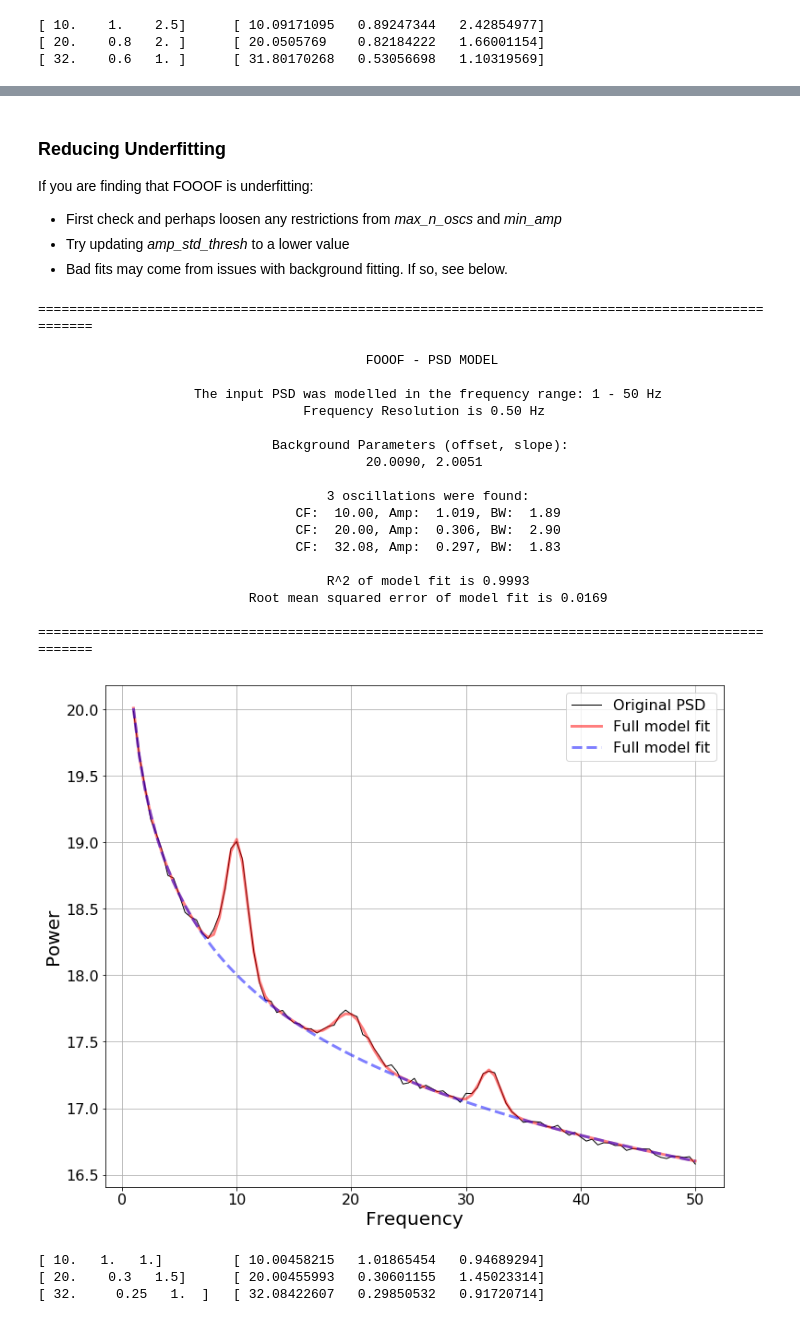
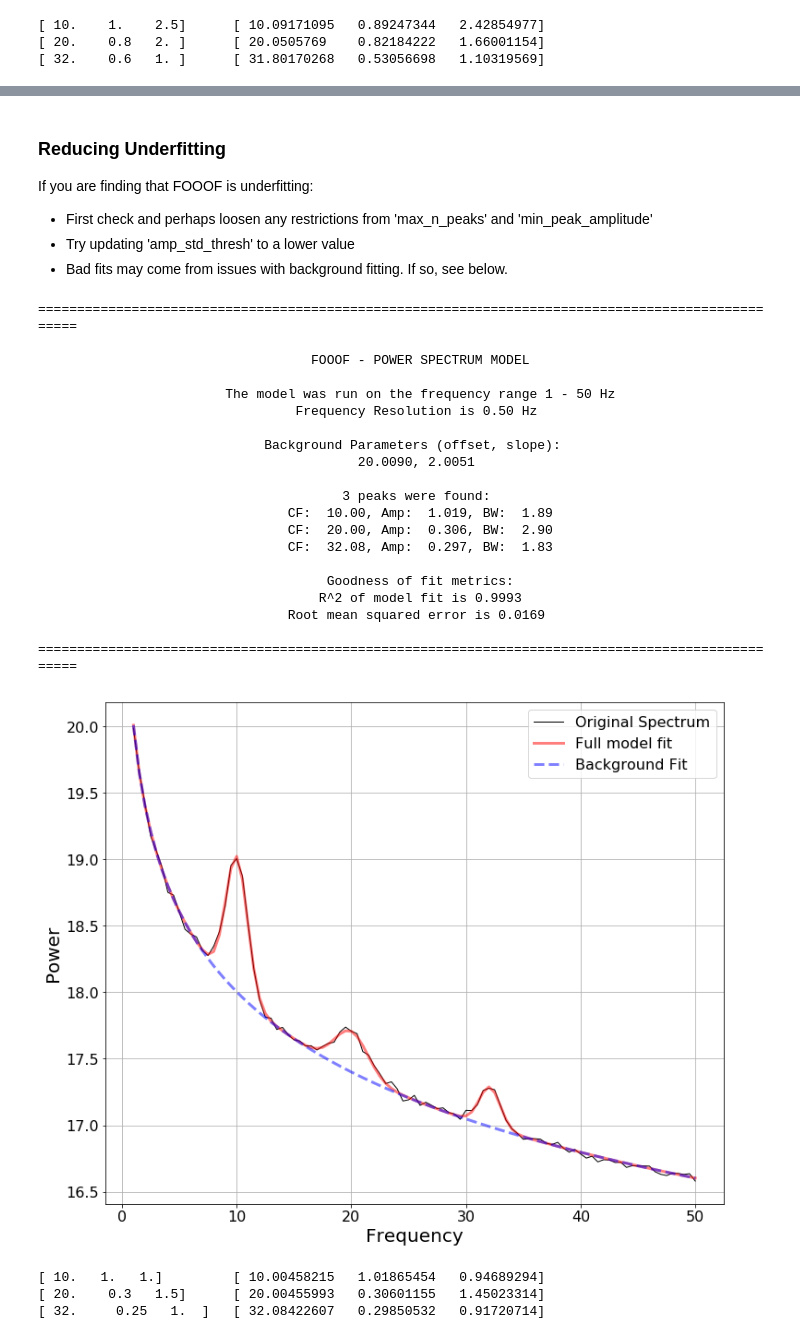
Before and after one commit to fooof-tools/fooof, a Jupyter notebook: tutorial/05-Tuning&Troubleshooting.ipynb, the cells around one changed output, grey strips where cells are left out. Drawn from its saved outputs; the diff is of its cells as text; code cells hidden in the pictures.

```diff
--- a/tutorial/05-Tuning&Troubleshooting.ipynb
+++ b/tutorial/05-Tuning&Troubleshooting.ipynb
@@ -147,42 +147,43 @@ If you expect, or know, you have power-spectra without oscillations in your grou
 ### Reducing Underfitting
 
 If you are finding that FOOOF is underfitting:
-- First check and perhaps loosen any restrictions from _max_n_oscs_ and _min_amp_
-- Try updating _amp_std_thresh_ to a lower value
+- First check and perhaps loosen any restrictions from 'max_n_peaks' and 'min_peak_amplitude'
+- Try updating 'amp_std_thresh' to a lower value
 - Bad fits may come from issues with background fitting. If so, see below.
 # %%
-## Create a cleaner synthetic PSD, with smaller oscillations
+## Create a cleaner synthetic power spectrum, with smaller peaks
 # Background parameters, as [offset, slope]
 bg = [20, 2]
-# Oscillation parameters
-oscs = [10, 1.0, 1.0, 20, 0.3, 1.5, 32, 0.25, 1]
+# Peaks parameters
+peaks = [10, 1.0, 1.0, 20, 0.3, 1.5, 32, 0.25, 1]
 
-# Create the PSD
-freqs, psd = mk_fake_data(mk_freq_vector([1, 50], 0.5), bg, oscs, nlv=0.025)
+# Create a synthetic power spectrum
+freqs, spectrum = gen_power_spectrum([1, 50], bg, peaks, nlv=0.025)
 # %%
-# Update settings to make sure they are sensitive to smaller oscillations in smoother PSDs
-fm = FOOOF(bandwidth_limits=[1, 8], max_n_oscs=6, min_amp=0.2)
-fm.model(freqs, psd)
+# Update settings to make sure they are sensitive to smaller peaks in smoother power spectra
+fm = FOOOF(peak_width_limits=[1, 8], max_n_peaks=6, min_peak_amplitude=0.2)
+fm.report(freqs, spectrum)
 # %% [output]
-====================================================================================================
+==================================================================================================
 
-                                          FOOOF - PSD MODEL
+                                   FOOOF - POWER SPECTRUM MODEL
 
-                    The input PSD was modelled in the frequency range: 1 - 50 Hz
-                                  Frequency Resolution is 0.50 Hz
+                        The model was run on the frequency range 1 - 50 Hz
+                                 Frequency Resolution is 0.50 Hz
 
-                              Background Parameters (offset, slope):
-                                          20.0090, 2.0051
+                             Background Parameters (offset, slope):
+                                         20.0090, 2.0051
 
-                                     3 oscillations were found:
-                                 CF:  10.00, Amp:  1.019, BW:  1.89
-                                 CF:  20.00, Amp:  0.306, BW:  2.90
-                                 CF:  32.08, Amp:  0.297, BW:  1.83
+                                       3 peaks were found:
+                                CF:  10.00, Amp:  1.019, BW:  1.89
+                                CF:  20.00, Amp:  0.306, BW:  2.90
+                                CF:  32.08, Amp:  0.297, BW:  1.83
 
-                                     R^2 of model fit is 0.9993
-                           Root mean squared error of model fit is 0.0169
+                                     Goodness of fit metrics:
+                                    R^2 of model fit is 0.9993
+                                Root mean squared error is 0.0169
 
-====================================================================================================
+==================================================================================================
-[figure, old version]
+[figure, new version]
 # %%
 # Check reconstructed parameters from synthetic definition
```
Also changed, not shown: parts of 19 cells of this notebook, 8 other files.
